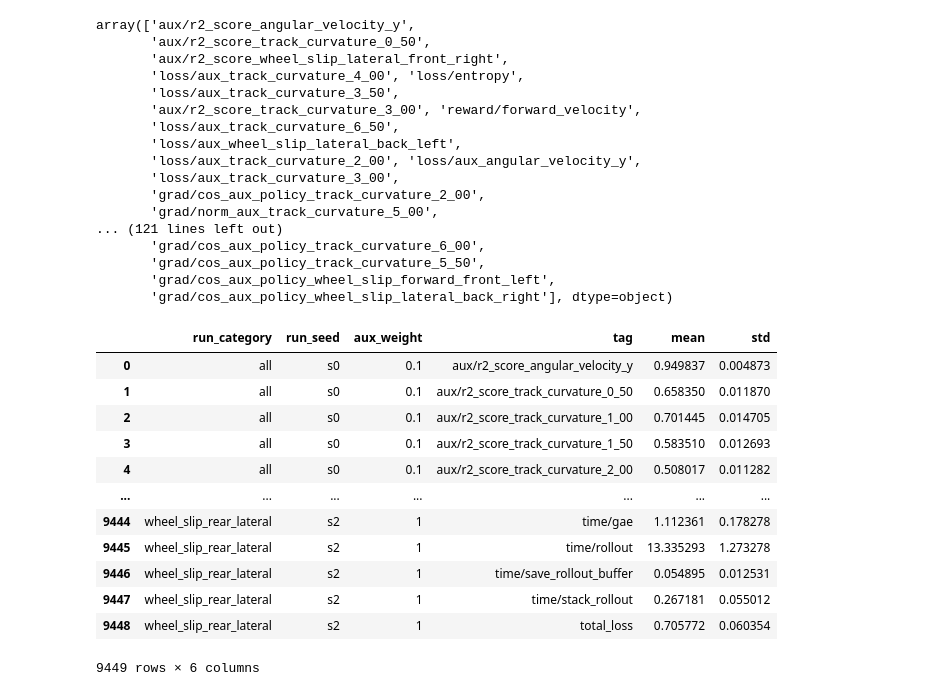
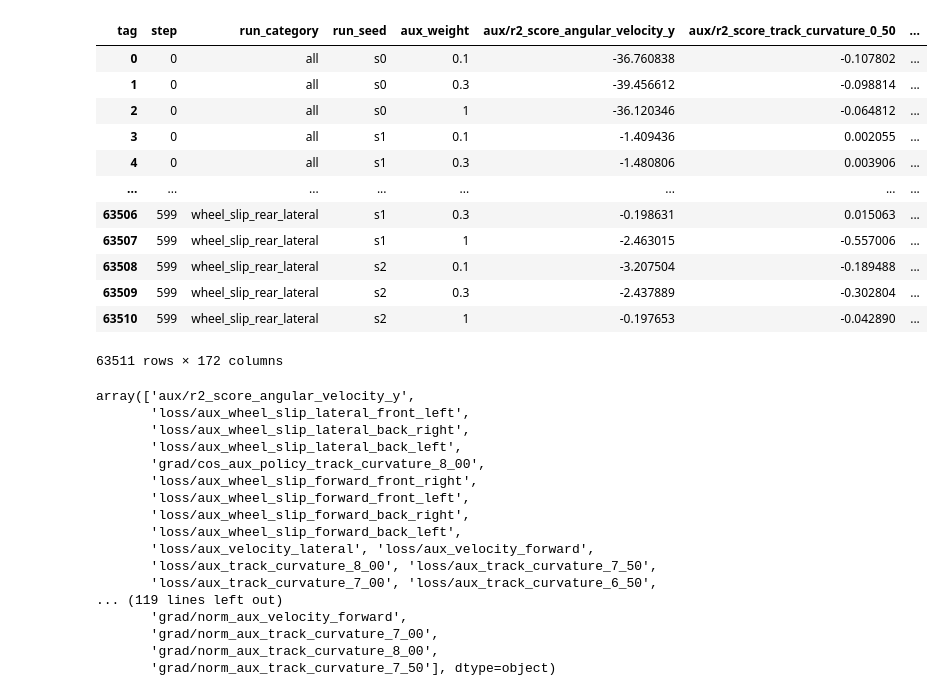
Before and after one commit to jacquesamsel/skripsie, a Jupyter notebook: view_tensorboard.ipynb, the cells around one changed output. Cells and saved outputs as stored; diff of their text form; code cells hidden in the pictures.

```diff
--- a/view_tensorboard.ipynb
+++ b/view_tensorboard.ipynb
@@ -20,44 +22,49 @@ data["aux_weight"] = data["run_name"].str.split("_").str[-2].str[1:]
 data = data.sort_values("step")
+# %%
+data_pivot = data.pivot(index=["step", "run_category", "run_seed", "aux_weight"], columns="tag", values="value")
+data_pivot["collision/per_progress_metres"] = data_pivot["collision/per_episode"] / data_pivot["observation/progress_metres"]
+data_pivot = data_pivot.reset_index()
+data_pivot
+# %% [output]
+| tag | step | run_category | run_seed | aux_weight | aux/r2_score_angular_velocity_y | aux/r2_score_track_curvature_0_50 | ... |
+| 0 | 0 | all | s0 | 0.1 | -36.760838 | -0.107802 | ... |
+| 1 | 0 | all | s0 | 0.3 | -39.456612 | -0.098814 | ... |
+| 2 | 0 | all | s0 | 1 | -36.120346 | -0.064812 | ... |
+| 3 | 0 | all | s1 | 0.1 | -1.409436 | 0.002055 | ... |
+| 4 | 0 | all | s1 | 0.3 | -1.480806 | 0.003906 | ... |
+| ... | ... | ... | ... | ... | ... | ... | ... |
+| 63506 | 599 | wheel_slip_rear_lateral | s1 | 0.3 | -0.198631 | 0.015063 | ... |
+| 63507 | 599 | wheel_slip_rear_lateral | s1 | 1 | -2.463015 | -0.557006 | ... |
+| 63508 | 599 | wheel_slip_rear_lateral | s2 | 0.1 | -3.207504 | -0.189488 | ... |
+| 63509 | 599 | wheel_slip_rear_lateral | s2 | 0.3 | -2.437889 | -0.302804 | ... |
+| 63510 | 599 | wheel_slip_rear_lateral | s2 | 1 | -0.197653 | -0.042890 | ... |
+63511 rows × 172 columns
 # %%
 IMPORTANT_STATS = [
     "reward/mean",
     "observation/progress_metres",
+    "observation/forward_velocity",
+    "collision/per_progress_metres",
     "collision/per_episode",
     "collision/per_step",
-    "observation/forward_velocity"
 ]
+RUN_COLUMNS = ["run_category", "run_seed", "aux_weight"]
 data["tag"].unique()
 # %% [output]
 array(['aux/r2_score_angular_velocity_y',
-       'aux/r2_score_track_curvature_0_50',
-       'aux/r2_score_wheel_slip_lateral_front_right',
-       'loss/aux_track_curvature_4_00', 'loss/entropy',
-       'loss/aux_track_curvature_3_50',
-       'aux/r2_score_track_curvature_3_00', 'reward/forward_velocity',
-       'loss/aux_track_curvature_6_50',
+       'loss/aux_wheel_slip_lateral_front_left',
+       'loss/aux_wheel_slip_lateral_back_right',
        'loss/aux_wheel_slip_lateral_back_left',
-       'loss/aux_track_curvature_2_00', 'loss/aux_angular_velocity_y',
-       'loss/aux_track_curvature_3_00',
-       'grad/cos_aux_policy_track_curvature_2_00',
-       'grad/norm_aux_track_curvature_5_00',
-... (121 lines left out)
-       'grad/cos_aux_policy_track_curvature_6_00',
-       'grad/cos_aux_policy_track_curvature_5_50',
-       'grad/cos_aux_policy_wheel_slip_forward_front_left',
-       'grad/cos_aux_policy_wheel_slip_lateral_back_right'], dtype=object)
+       'grad/cos_aux_policy_track_curvature_8_00',
+       'loss/aux_wheel_slip_forward_front_right',
+       'loss/aux_wheel_slip_forward_front_left',
+       'loss/aux_wheel_slip_forward_back_right',
+       'loss/aux_wheel_slip_forward_back_left',
+       'loss/aux_velocity_lateral', 'loss/aux_velocity_forward',
+       'loss/aux_track_curvature_8_00', 'loss/aux_track_curvature_7_50',
+       'loss/aux_track_curvature_7_00', 'loss/aux_track_curvature_6_50',
+... (119 lines left out)
+       'grad/norm_aux_velocity_forward',
+       'grad/norm_aux_track_curvature_7_00',
+       'grad/norm_aux_track_curvature_8_00',
+       'grad/norm_aux_track_curvature_7_50'], dtype=object)
-# %%
-RUN_COLUMNS = ["run_category", "run_seed", "aux_weight"]
-# %% [output]
-|  | run_category | run_seed | aux_weight | tag | mean | std |
-| 0 | all | s0 | 0.1 | aux/r2_score_angular_velocity_y | 0.949837 | 0.004873 |
-| 1 | all | s0 | 0.1 | aux/r2_score_track_curvature_0_50 | 0.658350 | 0.011870 |
-| 2 | all | s0 | 0.1 | aux/r2_score_track_curvature_1_00 | 0.701445 | 0.014705 |
-| 3 | all | s0 | 0.1 | aux/r2_score_track_curvature_1_50 | 0.583510 | 0.012693 |
-| 4 | all | s0 | 0.1 | aux/r2_score_track_curvature_2_00 | 0.508017 | 0.011282 |
-| ... | ... | ... | ... | ... | ... | ... |
-| 9444 | wheel_slip_rear_lateral | s2 | 1 | time/gae | 1.112361 | 0.178278 |
-| 9445 | wheel_slip_rear_lateral | s2 | 1 | time/rollout | 13.335293 | 1.273278 |
-| 9446 | wheel_slip_rear_lateral | s2 | 1 | time/save_rollout_buffer | 0.054895 | 0.012531 |
-| 9447 | wheel_slip_rear_lateral | s2 | 1 | time/stack_rollout | 0.267181 | 0.055012 |
-| 9448 | wheel_slip_rear_lateral | s2 | 1 | total_loss | 0.705772 | 0.060354 |
-9449 rows × 6 columns
```
Also changed, not shown: parts of 14 cells of this notebook, 3 other files.
